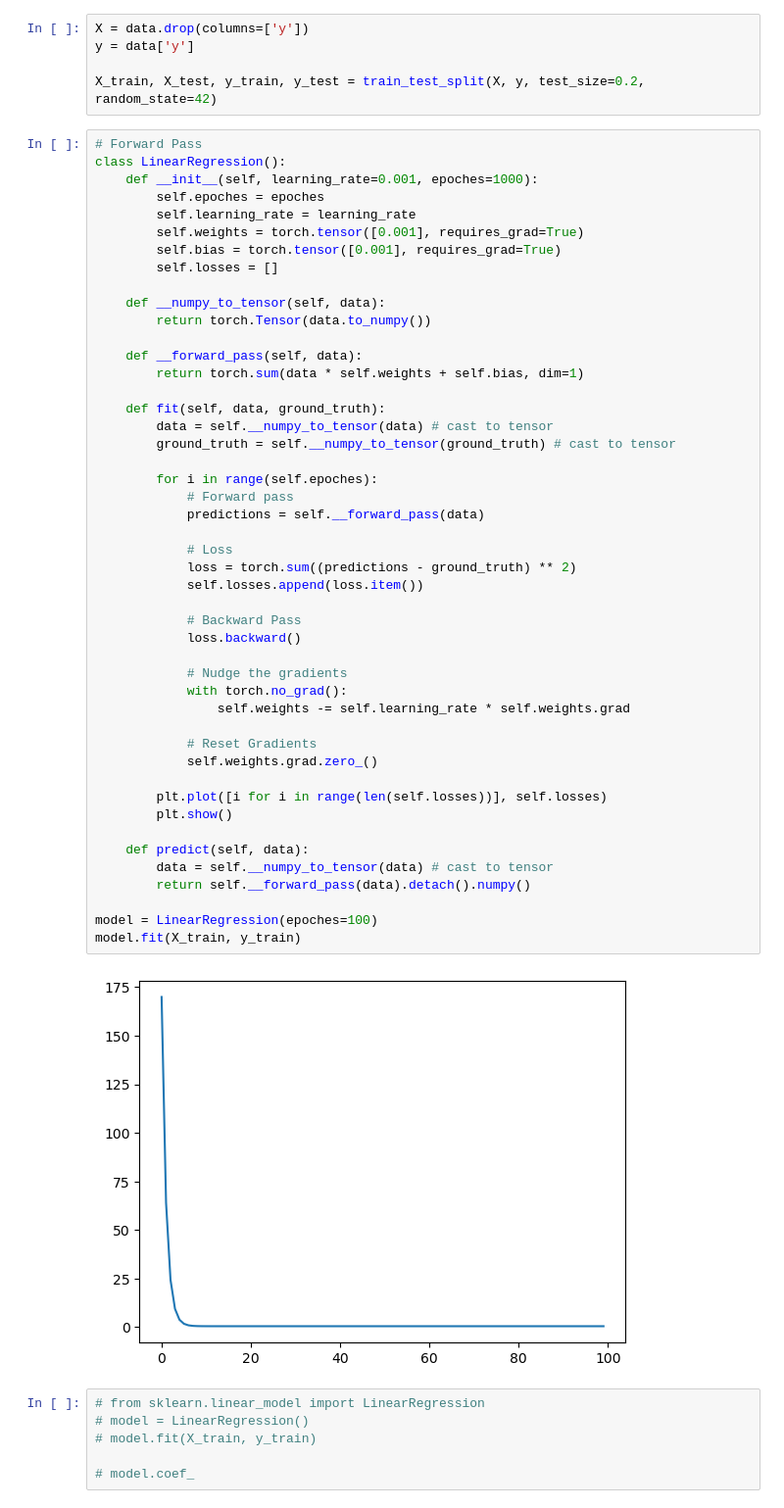
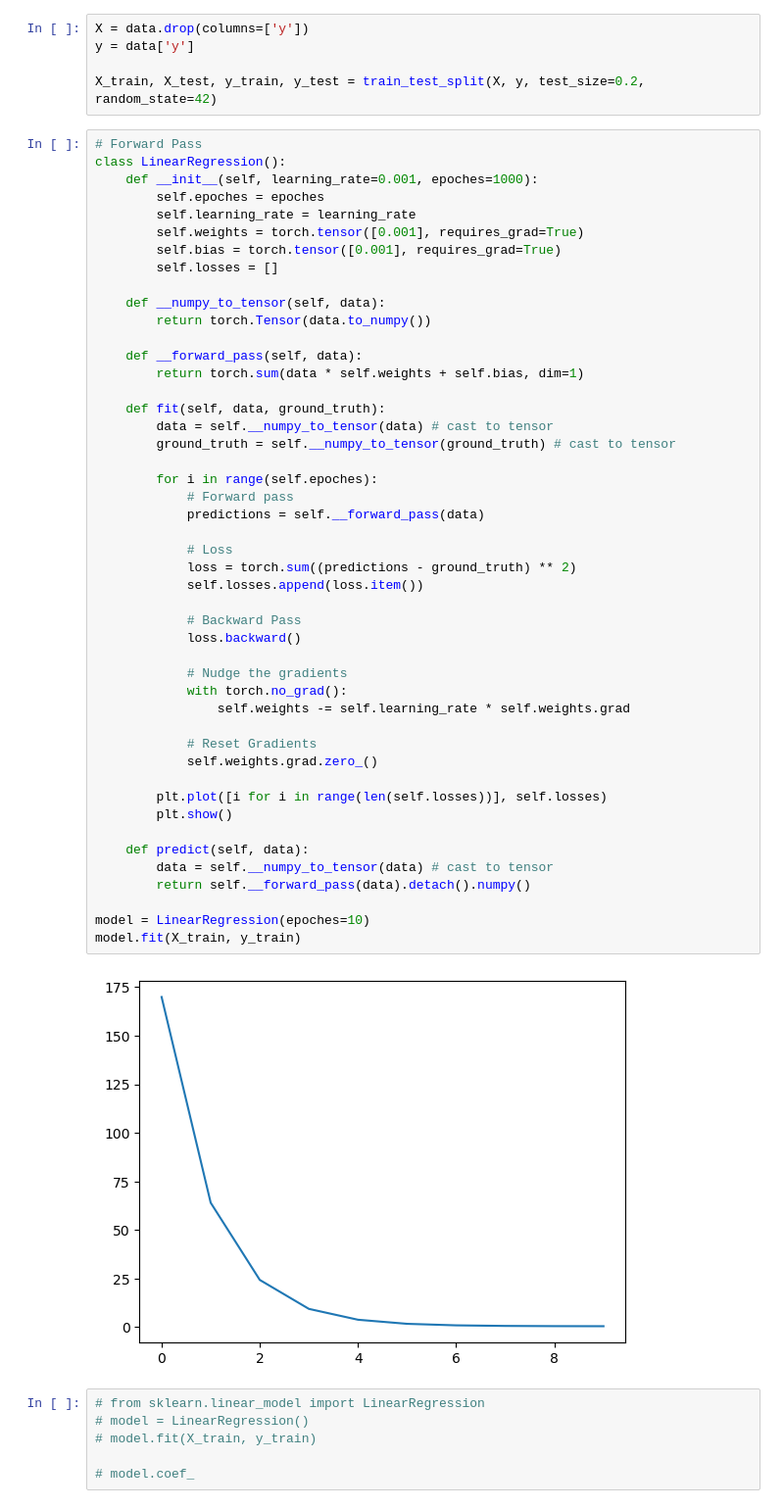
Before and after one commit to FaizanHassan123/Learning-MachineLearning, a Jupyter notebook: andonians-random-linear-regression/train-torch.ipynb, the cells around one changed output. Shown: that part at 98% size. Cells and saved outputs as stored; diff of their text form.

```diff
--- a/andonians-random-linear-regression/train-torch.ipynb
+++ b/andonians-random-linear-regression/train-torch.ipynb
@@ -177,35 +177,35 @@ class LinearRegression():
         data = self.__numpy_to_tensor(data) # cast to tensor
         ground_truth = self.__numpy_to_tensor(ground_truth) # cast to tensor
 
         for i in range(self.epoches):
             # Forward pass
             predictions = self.__forward_pass(data)
 
             # Loss
             loss = torch.sum((predictions - ground_truth) ** 2)
             self.losses.append(loss.item())
 
             # Backward Pass
             loss.backward()
 
             # Nudge the gradients
             with torch.no_grad():
                 self.weights -= self.learning_rate * self.weights.grad
 
             # Reset Gradients
             self.weights.grad.zero_()
 
         plt.plot([i for i in range(len(self.losses))], self.losses)
         plt.show()
 
     def predict(self, data):
         data = self.__numpy_to_tensor(data) # cast to tensor
         return self.__forward_pass(data).detach().numpy()
 
-model = LinearRegression(epoches=100)
+model = LinearRegression(epoches=10)
 model.fit(X_train, y_train)
 # %% [output]
-[figure, old version]
+[figure, new version]
 # %%
 # from sklearn.linear_model import LinearRegression
 # model = LinearRegression()
```
Also changed, not shown: parts of 2 cells of this notebook.
